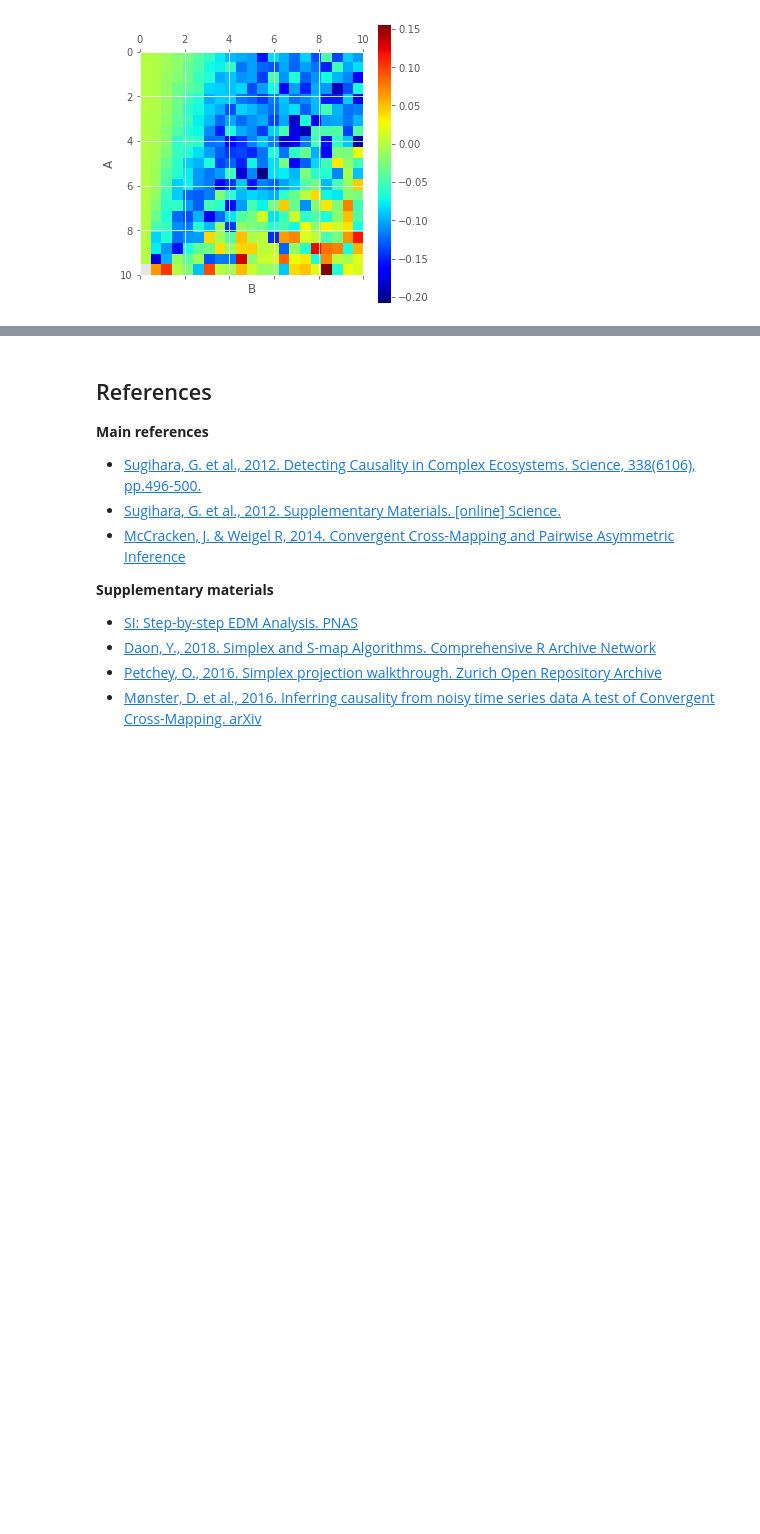
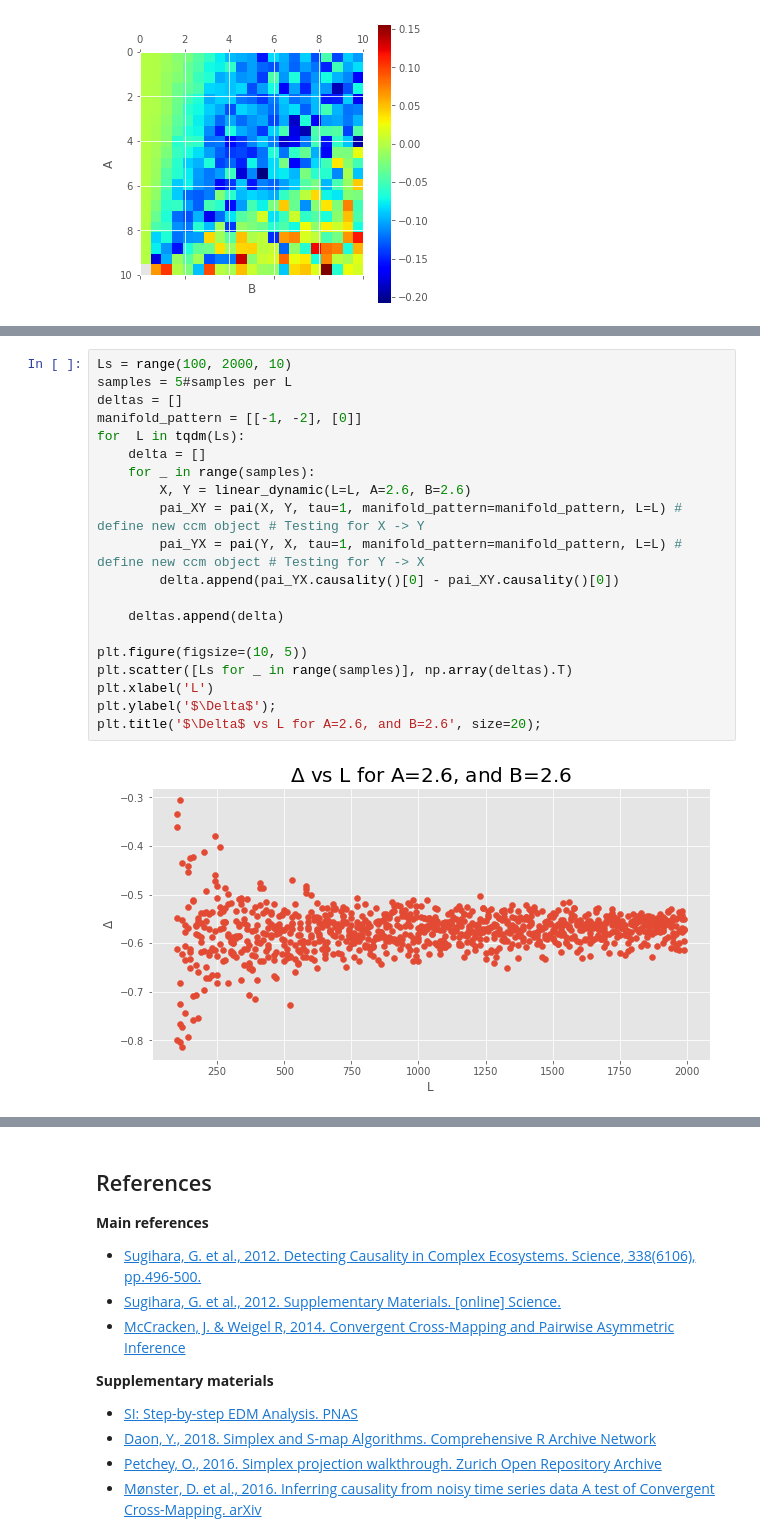
Before and after one commit to phdinds-aim/time_series_handbook, a Jupyter notebook: 06_ConvergentCrossMappingandSugiharaCausality/ccm_pai.ipynb, the cells around one changed output, grey strips where cells are left out. Saved outputs shown, nothing was run; the diff lists cells and outputs as text; blank space fills up the shorter version.

```diff
--- a/06_ConvergentCrossMappingandSugiharaCausality/ccm_pai.ipynb
+++ b/06_ConvergentCrossMappingandSugiharaCausality/ccm_pai.ipynb
@@ -1706,0 +1866,22 @@ Due to the limitations of CCM described in the previous section,
+# %%
+Ls = range(100, 2000, 10)
+samples = 5#samples per L
+deltas = []
+manifold_pattern = [[-1, -2], [0]]
+for  L in tqdm(Ls):
+    delta = []
+    for _ in range(samples):
+        X, Y = linear_dynamic(L=L, A=2.6, B=2.6)
+        pai_XY = pai(X, Y, tau=1, manifold_pattern=manifold_pattern, L=L) # define new ccm object # Testing for X -> Y
+        pai_YX = pai(Y, X, tau=1, manifold_pattern=manifold_pattern, L=L) # define new ccm object # Testing for Y -> X
+        delta.append(pai_YX.causality()[0] - pai_XY.causality()[0])
+
+    deltas.append(delta)
+
+plt.figure(figsize=(10, 5))
+plt.scatter([Ls for _ in range(samples)], np.array(deltas).T)
+plt.xlabel('L')
+plt.ylabel('$\Delta$');
+plt.title('$\Delta$ vs L for A=2.6, and B=2.6', size=20);
+# %% [output]
+[figure, added]
```
Also changed, not shown: parts of 7 cells of this notebook.
